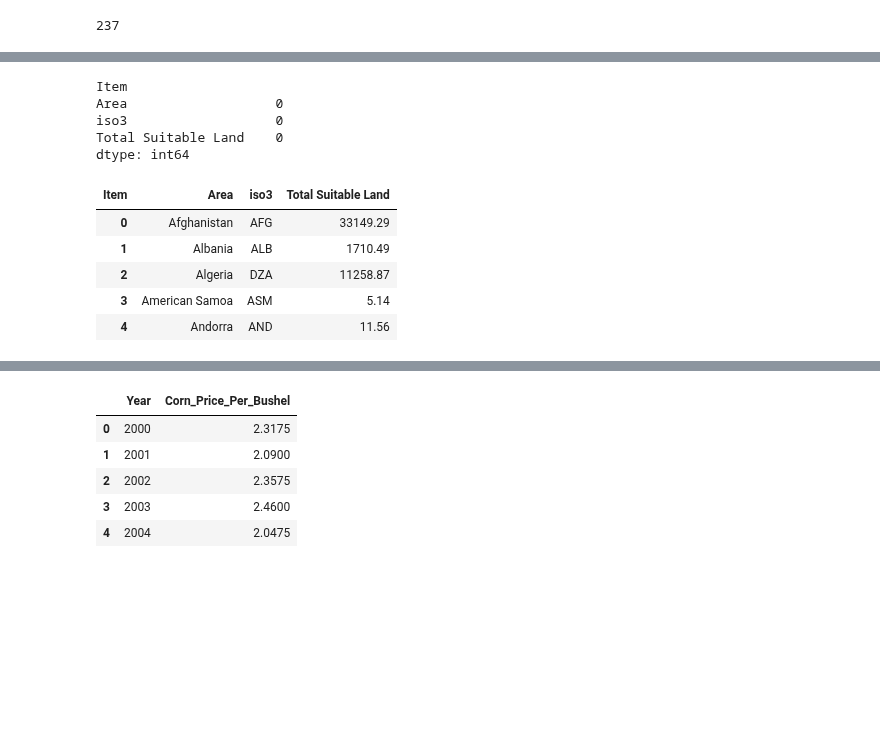
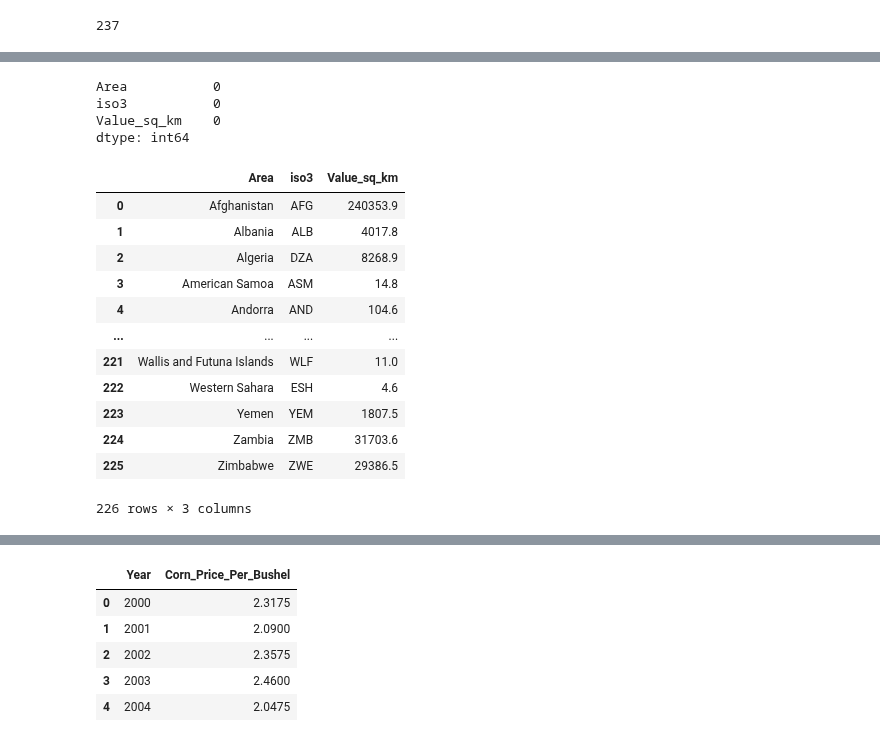
Before and after one commit to ZeliaDec/DataScience, a Jupyter notebook: Data_Notebook.ipynb, the cells around one changed output, grey strips where cells are left out. Saved outputs shown, nothing was run; the diff lists cells and outputs as text; code cells hidden in the pictures; blank space fills up the shorter version.

```diff
--- a/Data_Notebook.ipynb
+++ b/Data_Notebook.ipynb
@@ -776,4 +673,4 @@ array(['Belgium-Luxembourg', 'Channel Islands', 'China', 'Czechoslovakia',
 # %%
 # Convert 'Value' from hectares to square meters
-#landcover_data['Value_sq_km'] = landcover_data['Value'] * 10# 1 hectare = 10,000 square meters
-landcover_data['Value_sq_km'] = landcover_data['Value'] * 0.01
+landcover_data['Value_sq_km'] = landcover_data['Value'] * 10# 1 hectare = 10,000 square meters
+landcover_data.rename(columns={'Area': 'Country'}, inplace=True)
@@ -791,3 +727,3 @@ array(['Artificial surfaces (including urban and associated areas)',
 # %%
-suitable_categories = ['Herbaceous crops', 'Grassland', 'Shrub-covered areas']
+suitable_categories = ['Herbaceous Crops', 'Grassland', 'Shrubland']
 suitable_land = landcover_data[landcover_data['Item'].isin(suitable_categories)]
@@ -828,22 +754,28 @@ pivoted_suitable_land[pivoted_suitable_land["Year"]==1992]["Area"].nunique()
 # %%
-pivoted_suitable_land = pivoted_suitable_land[pivoted_suitable_land["Year"]==1992]
-pivoted_suitable_land = pivoted_suitable_land[["Area", "iso3", "Total Suitable Land"]]
-pivoted_suitable_land = pivoted_suitable_land.dropna()
-pivoted_suitable_land.isnull().sum()
+suitable_land = suitable_land[suitable_land["Year"]==1992]
+suitable_land = suitable_land[["Area", "iso3", "Value_sq_km"]]
+suitable_land = suitable_land.dropna()
+suitable_land.isnull().sum()
 # %% [output]
-Item
-Area                   0
-iso3                   0
-Total Suitable Land    0
+Area           0
+iso3           0
+Value_sq_km    0
 dtype: int64
 # %%
-pivoted_suitable_land.reset_index(drop = True, inplace = True)
-pivoted_suitable_land.head()
+suitable_land.reset_index(drop = True, inplace = True)
+suitable_land
 # %% [output]
-| Item | Area | iso3 | Total Suitable Land |
-| 0 | Afghanistan | AFG | 33149.29 |
-| 1 | Albania | ALB | 1710.49 |
-| 2 | Algeria | DZA | 11258.87 |
-| 3 | American Samoa | ASM | 5.14 |
-| 4 | Andorra | AND | 11.56 |
+|  | Area | iso3 | Value_sq_km |
+| 0 | Afghanistan | AFG | 240353.9 |
+| 1 | Albania | ALB | 4017.8 |
+| 2 | Algeria | DZA | 8268.9 |
+| 3 | American Samoa | ASM | 14.8 |
+| 4 | Andorra | AND | 104.6 |
+| ... | ... | ... | ... |
+| 221 | Wallis and Futuna Islands | WLF | 11.0 |
+| 222 | Western Sahara | ESH | 4.6 |
+| 223 | Yemen | YEM | 1807.5 |
+| 224 | Zambia | ZMB | 31703.6 |
+| 225 | Zimbabwe | ZWE | 29386.5 |
+226 rows × 3 columns
 # %%
```
Also changed, not shown: parts of 72 cells of this notebook.
